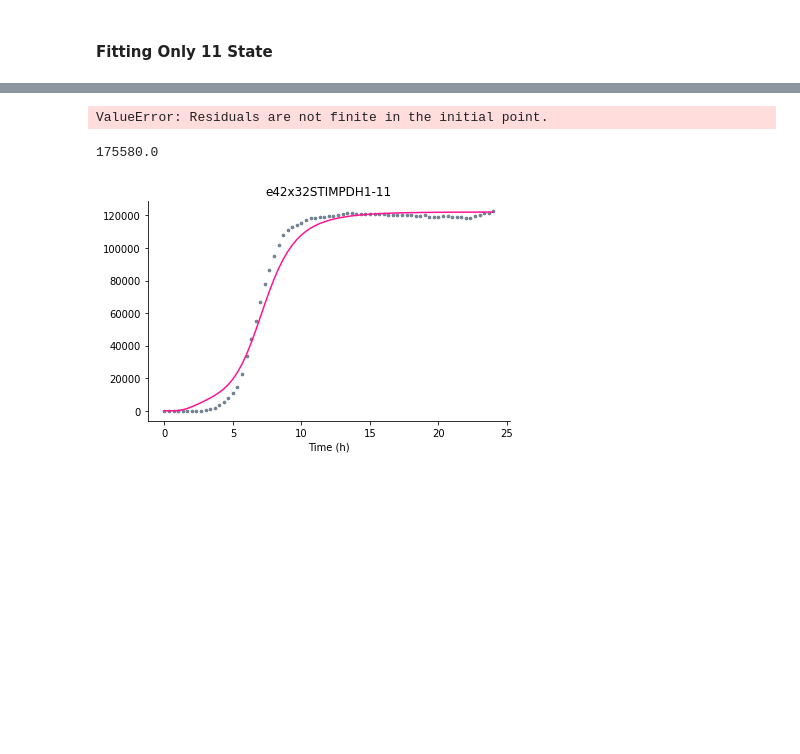
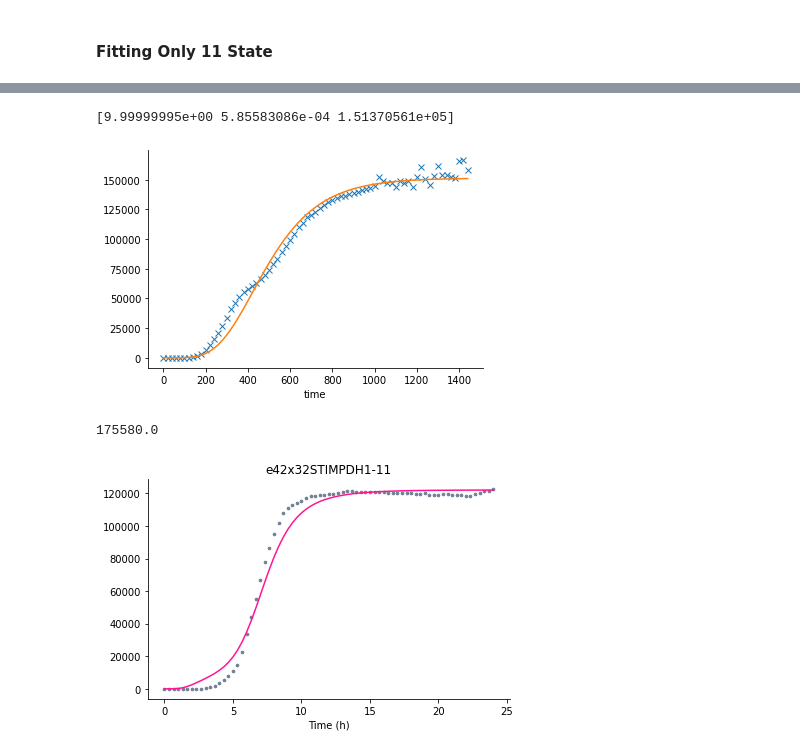
Before and after one commit to rmardian/intein-based-circuits, a Jupyter notebook: Parameter Estimation - Marionette Strain - Simpler Model.ipynb, the cells around one changed output, grey strips where cells are left out. Cells and saved outputs as stored; diff of their text form; code cells hidden in the pictures; blank space fills up the shorter version.

```diff
--- a/Parameter Estimation - Marionette Strain - Simpler Model.ipynb
+++ b/Parameter Estimation - Marionette Strain - Simpler Model.ipynb
@@ -96,12 +36,64 @@ def fit_single_state(fluo, od_params, ind1, ind2):
-# %%
-n = 3
-f_df, f_sim, f_t, f_data = fit_single_state(fluo_sel.iloc[:,n], od_params_sel[n], int(n/2), n%2)
-# %% [output]
-ValueError: Residuals are not finite in the initial point.
-# %%
-fluo_sel.iloc[:,3].max()
-# %% [output]
-175580.0
+# %%
+def hill_equation(x, K, n):
+
+    return (x**n / (K**n + x**n))
+
+def hill_equation2(x, K, n, ymax, ymin):
+
+    return (ymax - ymin) * (x**n / (K**n + x**n)) + ymin
+
+def generic_sigmoid(t, r, v, ymax, ind, y0):
+
+    def gate_model(y, t):
+        dy = r * (1 - (y[0]/(ind * ymax))**v) * y[0]
+        #dy = r * np.log(ymax/y[0])
+        #dy = r * y[0] * np.log(y[0]/ymax)
+        return [dy]
+
+    solution = odeint(gate_model, y0, t)
+    return solution.transpose()
+
+def double_sigmoid(t, r1, ymax1, v1, r2, ymax2, v2, y0):
+
+    def gate_model(y, t):
+        dy = (r1 * (1 - (y[0]/ymax1)**v1) * y[0]) + (r2 * (1 - (y[0]/ymax2)**v2) * y[0])
+        return [dy]
+
+    solution = odeint(gate_model, y0, t)
+    return solution.transpose()
+
+def fit_simple(fluo):
+
+    f_t = fluo.index
+    f_data = fluo.copy()
+    y0 = [1]
+
+    parameters = ['r', 'v', 'ymax']
+    init_guess = [0.2, 1, fluo.max()]
+    gate_bounds_together = [[1e-2, 0, fluo.max()/100], [1e1, 2, fluo.max()*100]]
+
+    def model_fit(t, a, b, c):
+        fit = generic_sigmoid(t, a, b, c, 1, y0)
+        return fit[0]
+
+    f_params, f_cov = curve_fit(model_fit, f_t, f_data, p0=init_guess, bounds=gate_bounds_together)#, method='dogbox')
+    print(f_params)
+    f_sim = pd.Series(model_fit(f_t, *f_params), index=f_t)
+    f_df = pd.DataFrame({'Parameters': parameters, 'Value': f_params, 'Err': np.sqrt(np.diag(f_cov))})
+    return f_df, f_sim, f_data
+
+f_df, f_sim, f_data = fit_simple(fluo_sel.iloc[:,3])
+f_data.plot(style=['x'])
+f_sim.plot()
+sns.despine()
+plt.show()
+# %% [output]
+[9.99999995e+00 5.85583086e-04 1.51370561e+05]
+[figure, added]
+# %%
+fluo_sel.iloc[:,3].max()
+# %% [output]
+175580.0
 # %%
 #f, axs = plt.subplots(1, 4, sharex=True, sharey=False, figsize=(12, 3))
 #idx = len(fluo_sel.iloc[:,0])
```
Also changed, not shown: parts of 3 cells of this notebook, 8 other files.
